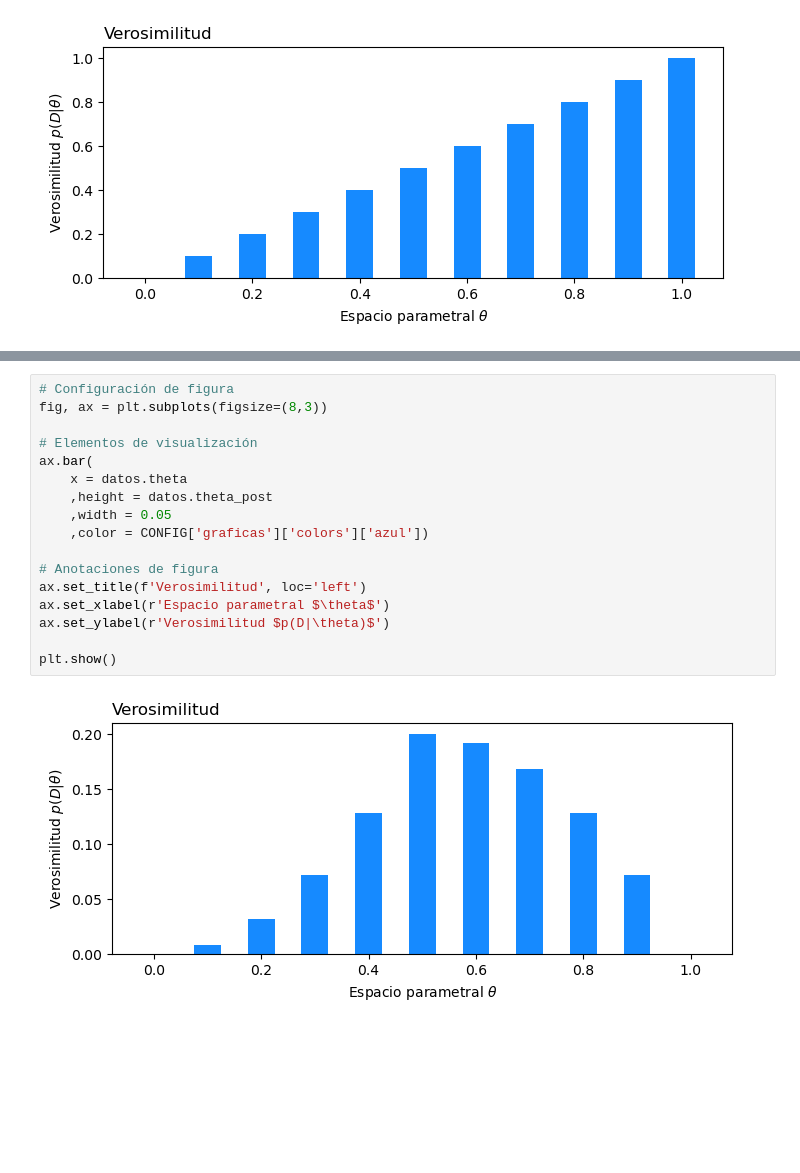
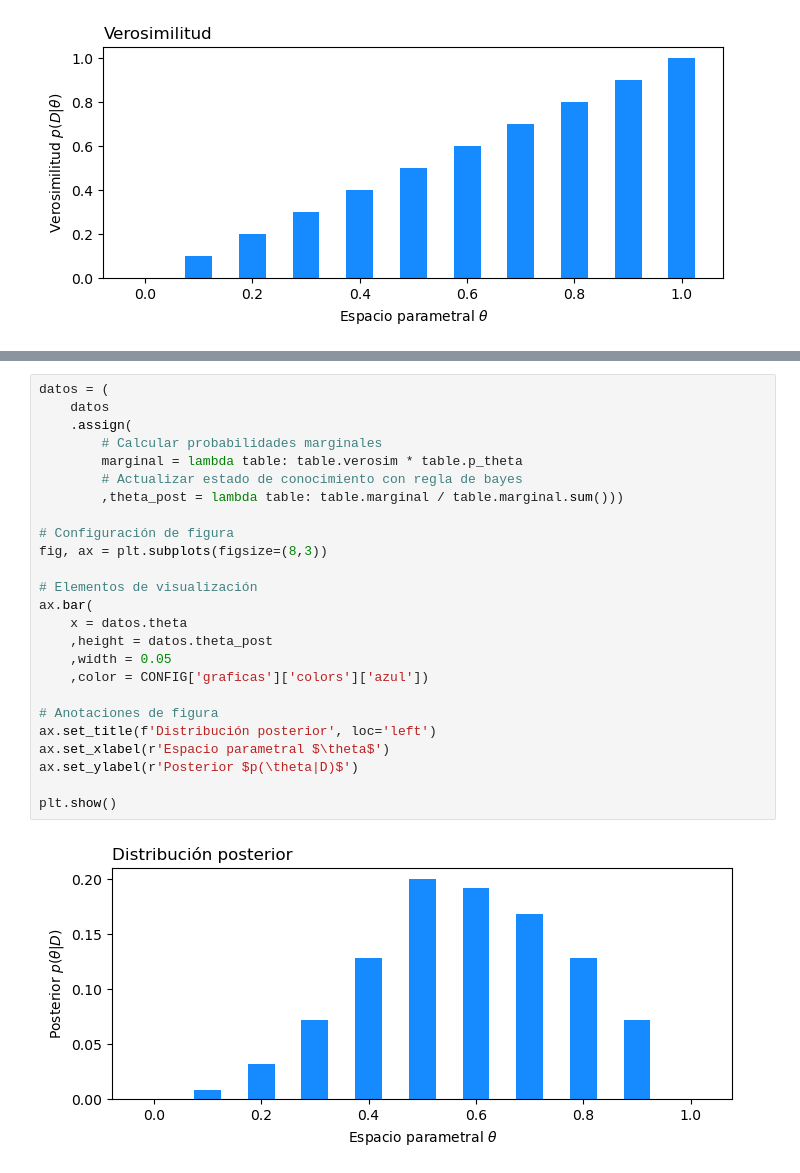
Before and after one commit to CAMM961001/bayesian_analysis, a Jupyter notebook: notebooks/02_regla_bayes.ipynb, the cells around one changed output, grey strips where cells are left out. Drawn from its saved outputs; the diff is of its cells as text; blank space fills up the shorter version.

Commit message:
Posterior distribution chart  for single data

```diff
--- a/notebooks/02_regla_bayes.ipynb
+++ b/notebooks/02_regla_bayes.ipynb
@@ -146,19 +125,27 @@ datos
 # %%
+datos = (
+    datos
+    .assign(
+        # Calcular probabilidades marginales
+        marginal = lambda table: table.verosim * table.p_theta
+        # Actualizar estado de conocimiento con regla de bayes
+        ,theta_post = lambda table: table.marginal / table.marginal.sum()))
+
 # Configuración de figura
 fig, ax = plt.subplots(figsize=(8,3))
 
 # Elementos de visualización
 ax.bar(
     x = datos.theta
     ,height = datos.theta_post
     ,width = 0.05
     ,color = CONFIG['graficas']['colors']['azul'])
 
 # Anotaciones de figura
-ax.set_title(f'Verosimilitud', loc='left')
+ax.set_title(f'Distribución posterior', loc='left')
 ax.set_xlabel(r'Espacio parametral $\theta$')
-ax.set_ylabel(r'Verosimilitud $p(D|\theta)$')
+ax.set_ylabel(r'Posterior $p(\theta|D)$')
 
 plt.show()
 # %% [output]
-[figure, old version]
+[figure, new version]
```
Also changed, not shown: parts of 4 cells of this notebook.
